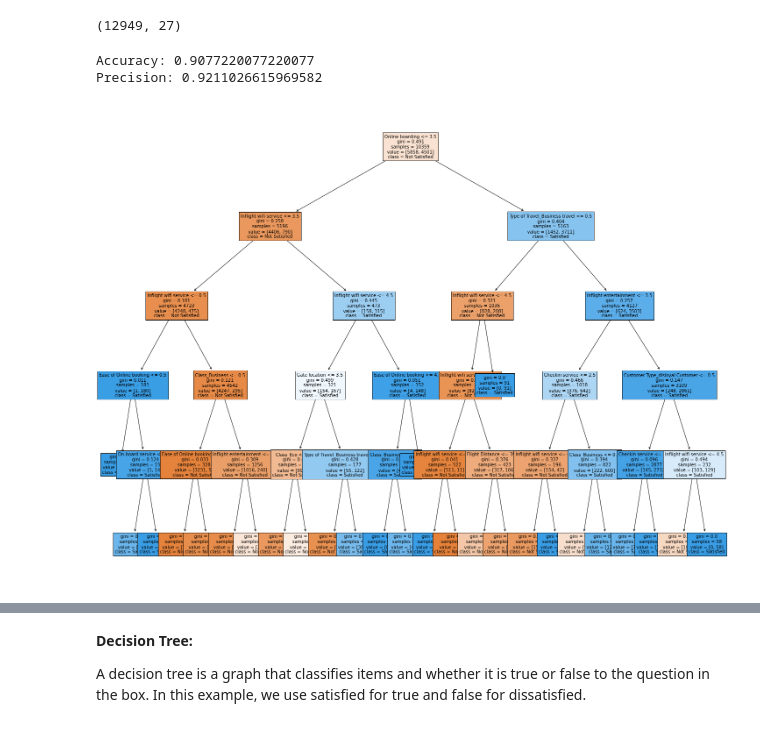
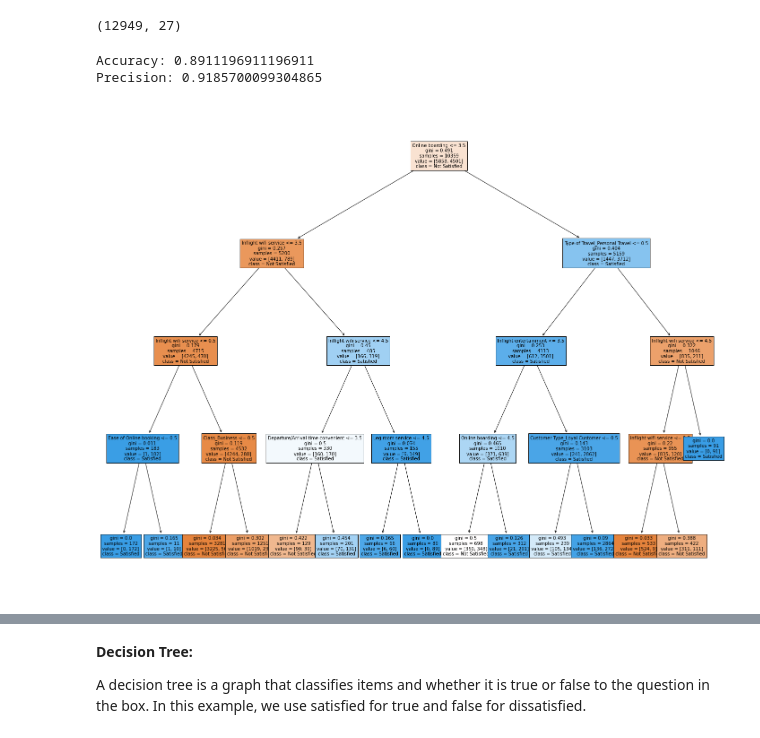
Before and after one commit to AnthonyCampbell208/SC22-BatchB-Frenzied-Physcists, a Jupyter notebook: final_project/dt_model_training-reduced-1.ipynb, the cells around one changed output, grey strips where cells are left out. Cells and saved outputs as stored; diff of their text form; code cells hidden in the pictures.

```diff
--- a/final_project/dt_model_training-reduced-1.ipynb
+++ b/final_project/dt_model_training-reduced-1.ipynb
@@ -106,23 +119,23 @@ input_columns.shape
 # %%
 x_train, x_test, y_train, y_test = train_test_split(input_columns, target, stratify=target, train_size=0.8)
 # %%
-tree_clf = DecisionTreeClassifier(ccp_alpha=0, max_depth=5, min_samples_leaf=5, min_samples_split=2, min_weight_fraction_leaf=0.0)
+tree_clf = DecisionTreeClassifier(ccp_alpha=0, max_depth=4, min_samples_leaf=5, min_samples_split=2, min_weight_fraction_leaf=0.0)
 tree_clf = tree_clf.fit(x_train, y_train)
 y_pred_tree = tree_clf.predict(x_test)
 
 #Also change max depth as well :) Great work
 fig = plt.figure(figsize=(25,20))
 _ = tree.plot_tree(tree_clf,
                    feature_names=input_columns.columns,
                    class_names=['Not Satisfied','Satisfied'],
                    filled=True, fontsize=10)
-
+plt.savefig('tree.jpg',bbox_inches = "tight")
 print("Accuracy:", accuracy_score(y_test, y_pred_tree))
 print("Precision:", precision_score(y_test, y_pred_tree))
 # %% [output]
-Accuracy: 0.9077220077220077
-Precision: 0.9211026615969582
+Accuracy: 0.8911196911196911
+Precision: 0.9185700099304865
-[figure, old version]
+[figure, new version]
 # %%
 params = {'min_samples_split': list(range(1,7)), 'min_samples_leaf': list(range(1,7)), 'min_weight_fraction_leaf': [-3.0,-2.0,-1.0,0.0,1.0,2.0,3.0], 'max_depth': list(range(1,6)), 'ccp_alpha': [0,0,1.0,2.0,3.0]}
 # %%
```
Also changed, not shown: parts of 6 cells of this notebook, 28 other files.
